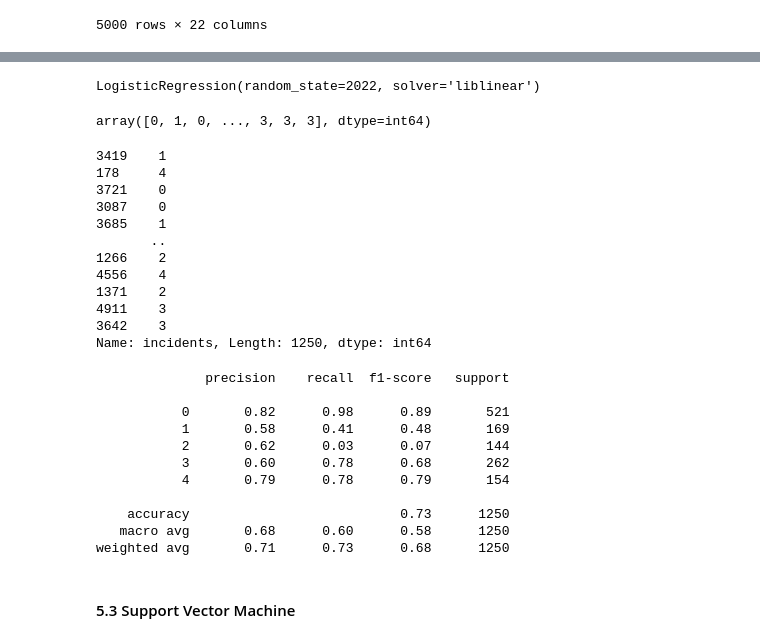
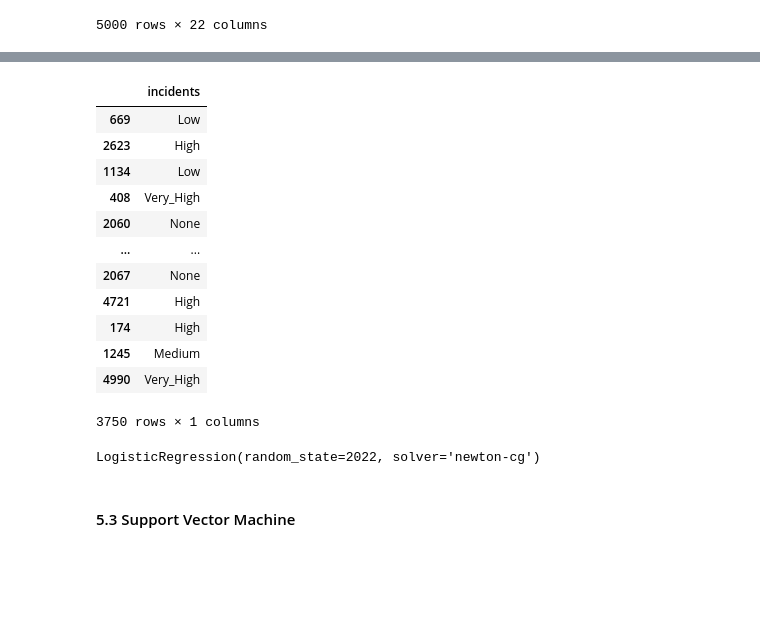
Before and after one commit to simaocunha71/machine_learning-daa, a Jupyter notebook: tarefa_kaggle.ipynb, the cells around one changed output, grey strips where cells are left out. Cells and saved outputs as stored; diff of their text form; code cells hidden in the pictures; blank space fills up the shorter version.

Commit message:
datasetKaggle: alteração de randomForestRegressor para randomForestClassifier; continuação do logistic regression

```diff
--- a/tarefa_kaggle.ipynb
+++ b/tarefa_kaggle.ipynb
@@ -459,7 +459,7 @@ download_submission_file(clf, df_teste, "submission_files/decisionTree.csv")
 from sklearn.linear_model import LogisticRegression
 from sklearn.preprocessing import MinMaxScaler
 # %%
-x = df.drop("incidents", axis = 1)
+x = df.drop(['incidents'], axis=1)
 x
 # %% [output]
 |  | magnitude_of_delay | delay_in_seconds | luminosity | avg_temperature | avg_atm_pressure | avg_humidity | ... |
@@ -494,3 +500,3 @@ Name: incidents, Length: 5000, dtype: int64
 # %%
-x_train, x_test, y_train,y_test = train_test_split(x,y,test_size=0.25,random_state=2022)
+x_train, x_test, y_train,y_test = train_test_split(x_scaled,y_scaled,test_size=0.25,random_state=2022)
 # %%
@@ -498,41 +504,29 @@ lr = LogisticRegression(random_state=2022, solver="liblinear") #mudar solver?
+# %%
+replace_map = {'incidents': {"0.0":'None' ,"0.25":'Low', "0.5":'Medium', "0.75":'High', "1.0":'Very_High'}}
+
+y_train = pd.DataFrame(y_train, columns = ["incidents"])
+y_train["incidents"] = y_train["incidents"].astype(str)
+y_train.replace(replace_map,inplace=True)
+y_train.index+=1
+y_train
+# %% [output]
+|  | incidents |
+| 669 | Low |
+| 2623 | High |
+| 1134 | Low |
+| 408 | Very_High |
+| 2060 | None |
+| ... | ... |
+| 2067 | None |
+| 4721 | High |
+| 174 | High |
+| 1245 | Medium |
+| 4990 | Very_High |
+3750 rows × 1 columns
 # %%
-lr.fit(x_train,y_train)
+lr.fit(x_train,y_train.values.ravel())
 # %% [output]
-LogisticRegression(random_state=2022, solver='liblinear')
+LogisticRegression(random_state=2022, solver='newton-cg')
-# %%
-predictions_lr = lr.predict(x_test)
-predictions_lr
-# %% [output]
-array([0, 1, 0, ..., 3, 3, 3], dtype=int64)
-# %%
-y_test
-# %% [output]
-3419    1
-178     4
-3721    0
-3087    0
-3685    1
-       ..
-1266    2
-4556    4
-1371    2
-4911    3
-3642    3
-Name: incidents, Length: 1250, dtype: int64
-# %%
-print(classification_report(y_test, predictions_lr))
-# %% [output]
-              precision    recall  f1-score   support
-
-           0       0.82      0.98      0.89       521
-           1       0.58      0.41      0.48       169
-           2       0.62      0.03      0.07       144
-           3       0.60      0.78      0.68       262
-           4       0.79      0.78      0.79       154
-
-    accuracy                           0.73      1250
-   macro avg       0.68      0.60      0.58      1250
-weighted avg       0.71      0.73      0.68      1250
 # %%
 download_submission_file(lr, df_teste, "submission_files/logisticRegression.csv")
 # %% [markdown]
```
Also changed, not shown: parts of 21 cells of this notebook, 1 other file.
